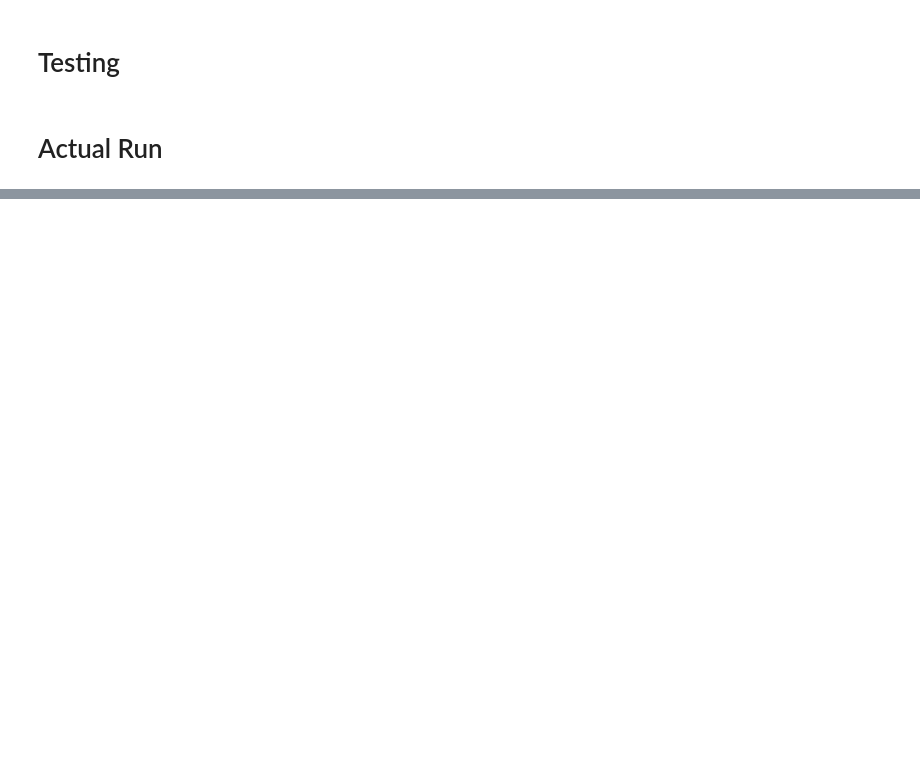
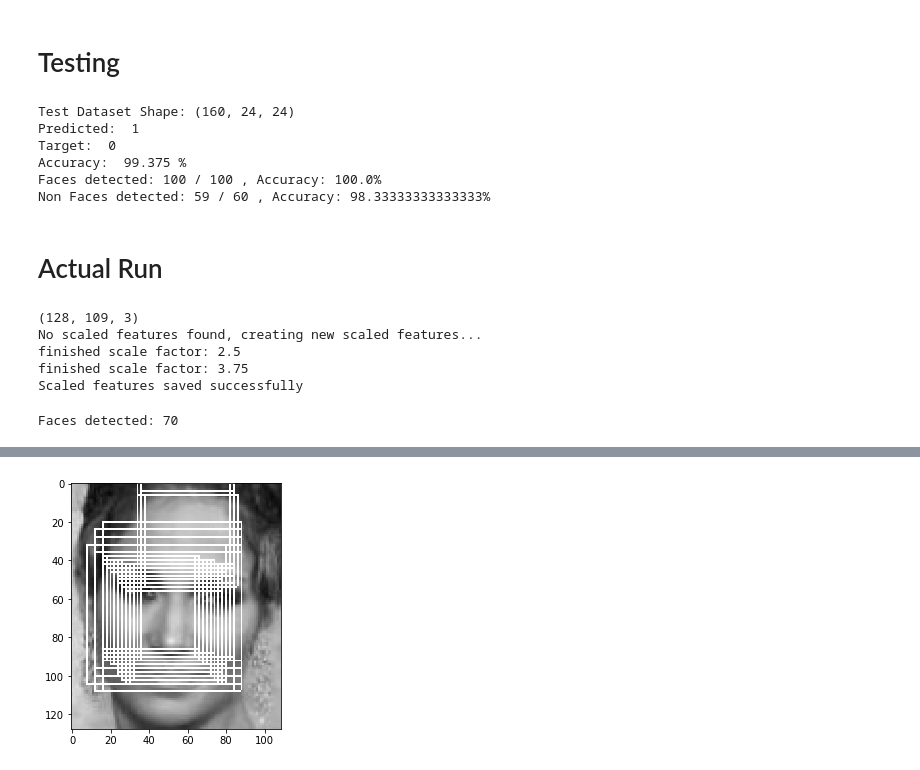
Before and after one commit to ahmedmoh1234/FaceDetection-Recognition, a Jupyter notebook: Detection/DetectionMain.ipynb, the cells around one changed output, grey strips where cells are left out. Saved outputs shown, nothing was run; the diff lists cells and outputs as text; code cells hidden in the pictures; blank space fills up the shorter version.

Commit message:
5001 classifier with last postrain

```diff
--- a/Detection/DetectionMain.ipynb
+++ b/Detection/DetectionMain.ipynb
@@ -26,10 +34,11 @@ unitTesting = UnitTest(img)
 #load positive dataset
 try:
     print("Loading positive dataset...")
-    positiveDataset = np.load("./Dataset/posTrain.npy")
+    positiveDataset = np.load("./Dataset/posTrain (1).npy")
 except:
     print("No dataset found, creating new dataset...")
-    positiveDataset = np.load("./Dataset/olivetti_faces.npy")
+    # positiveDataset = np.load("./Dataset/olivetti_faces.npy")
+    positiveDataset = np.load("./testImg/postTrain.npy")
     personID = np.load("./Dataset/olivetti_faces_target.npy")
 
 
@@ -83,17 +97,17 @@ print(f"Negative Dataset Shape: {negDataset.shape}")
 # %% [markdown]
 # Training
 # %%
-minFeatureWidth = 1
+minFeatureWidth = 4
 maxFeatureWidth = 20
-minFeatureHeight = 1
+minFeatureHeight = 4
 maxFeatureHeight = 20
-nClassifiers = 10000
+nClassifiers = 5001
 threshold = 0
 
 classifiersToBeUsed = []
 try :
     print("Loading classifiers...")
-    classifiersToBeUsed = np.load("./classifiers.npy", allow_pickle=True)
+    classifiersToBeUsed = np.load("./classifiers5001-0-4-20.npy", allow_pickle=True)
 except Exception as e:
     # print(e)
     print("No classifiers found, creating new classifiers...")
@@ -151,6 +190,13 @@ for test in ii:
 print("Accuracy: ", correctCount/len(testDataSet) * 100, "%")
 print(f"Faces detected: {correctFacesCount} / {facesCount} , Accuracy: {correctFacesCount/facesCount * 100}%")
 print(f"Non Faces detected: {correctNonFacesCount} / {nonFacesCount} , Accuracy: {correctNonFacesCount/nonFacesCount * 100}%")
+# %% [output]
+Test Dataset Shape: (160, 24, 24)
+Predicted:  1
+Target:  0
+Accuracy:  99.375 %
+Faces detected: 100 / 100 , Accuracy: 100.0%
+Non Faces detected: 59 / 60 , Accuracy: 98.33333333333333%
 # %% [markdown]
 # Actual Run
 # %%
@@ -175,11 +221,11 @@ def predict(img2) -> list:
     detectedFaces = []
 
     try:
-        scaledFeatures = np.load("./scaledClassifiers.npy", allow_pickle=True)
+        scaledFeatures = np.load("./scaledClassifiers2.npy", allow_pickle=True)
         print("Scaled features loaded successfully")
     except:
         print("No scaled features found, creating new scaled features...")
-        scaleFactorStart = 10
+        scaleFactorStart = 2.5
         scaleFactor = scaleFactorStart
         shiftValue = 1
         finalScaledFeatures = []
@@ -207,9 +253,16 @@ def predict(img2) -> list:
 
 
 
-img = io.imread("./naderTest.jpg")
+img = io.imread("./TestImg/lopez.jpg")
+print(img.shape)
 
 detectedFaces = predict(img)
+# %% [output]
+(128, 109, 3)
+No scaled features found, creating new scaled features...
+finished scale factor: 2.5
+finished scale factor: 3.75
+Scaled features saved successfully
 # %%
 def drawRect(img2, x, y, scaleFactor):
     img = np.copy(img2)
@@ -238,6 +291,8 @@ if len(detectedFaces) > 0:
     for face in detectedFaces:
         img = drawRect(img, face[0], face[1], face[2])
     io.imshow(img)
-    io.imsave("./naderTestDetected.jpg", img)
+    io.imsave("./moazTestDetected.jpg", img)
 else:
     print("No faces detected")
+# %% [output]
+Faces detected: 70
@@ -243,0 +300 @@ else:
+[figure, added]
```
Also changed, not shown: parts of 6 cells of this notebook, 24 other files.
